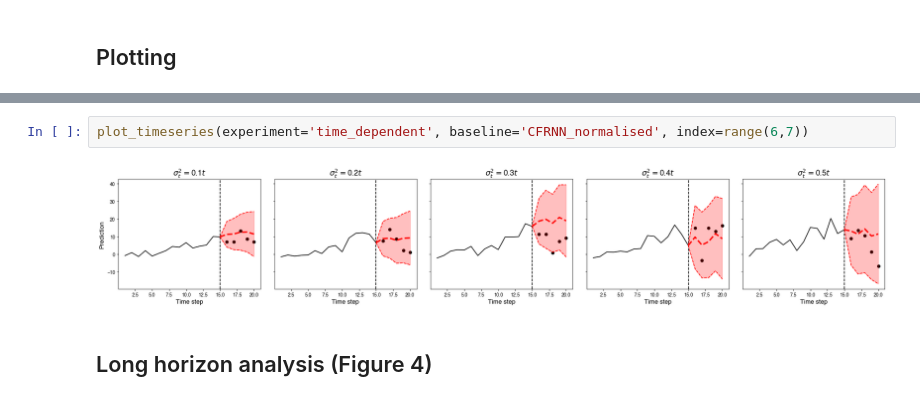
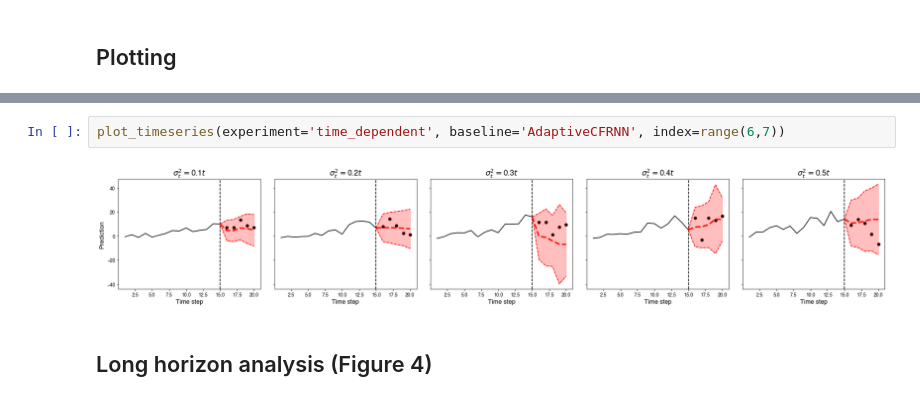
Before and after one commit to kamilest/conformal-rnn, a Jupyter notebook: synthetic.ipynb, the cells around one changed output, grey strips where cells are left out. Drawn from its saved outputs; the diff is of its cells as text.

```diff
--- a/synthetic.ipynb
+++ b/synthetic.ipynb
@@ -240,7 +240,7 @@ plot_timeseries(experiment='time_dependent', baseline='CFRNN', index=range(6,7))
 # %%
-plot_timeseries(experiment='time_dependent', baseline='CFRNN_normalised', index=range(6,7))
+plot_timeseries(experiment='time_dependent', baseline='AdaptiveCFRNN', index=range(6,7))
 # %% [output]
-[figure, old version]
+[figure, new version]
 # %% [markdown]
 ## Long horizon analysis (Figure 4)
 # %% [markdown]
```
Also changed, not shown: parts of 5 cells of this notebook, 7 other files.
